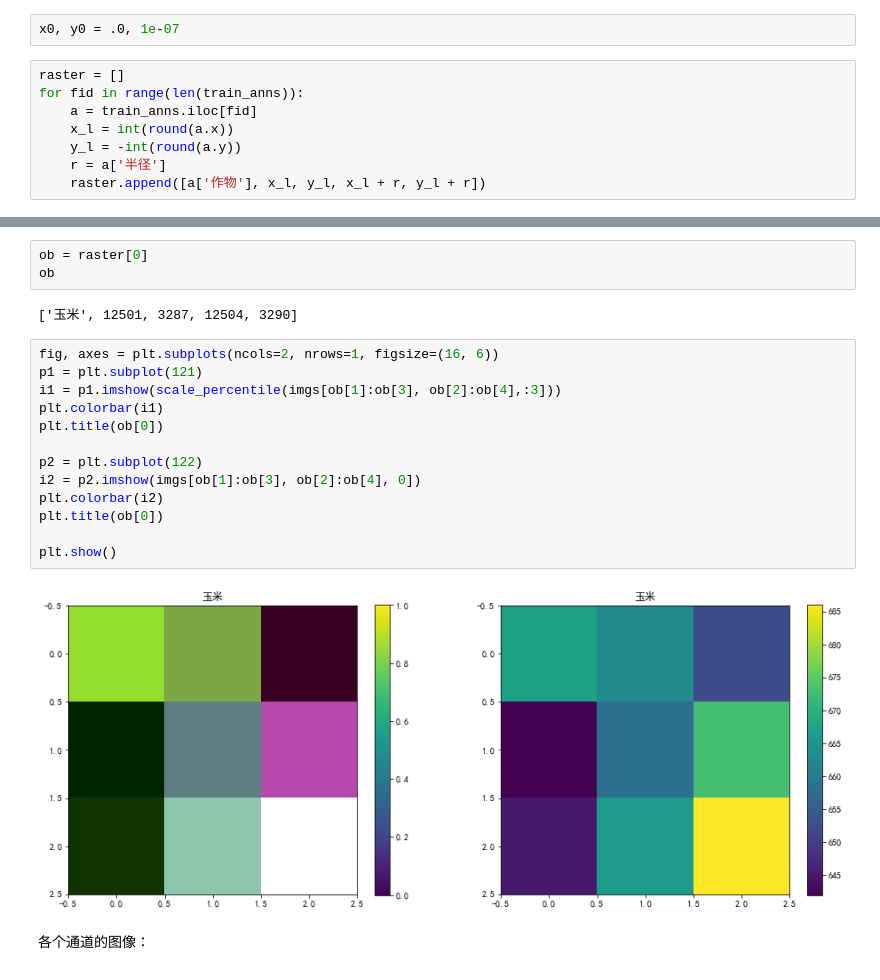
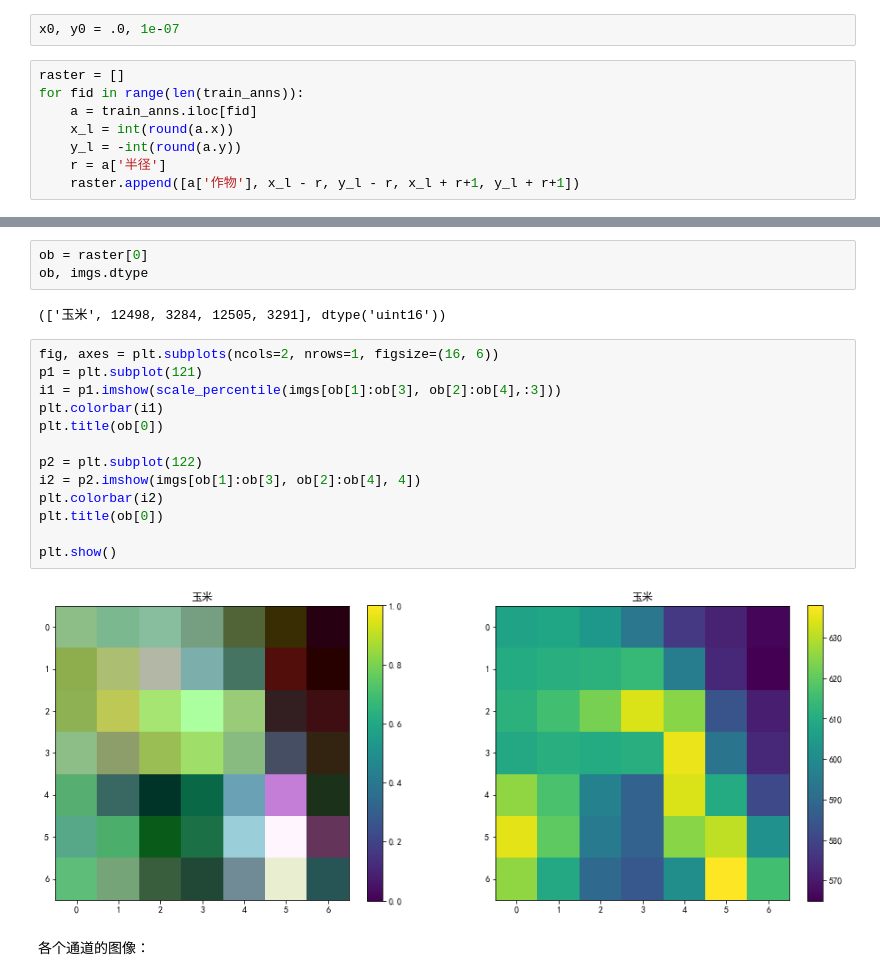
Before and after one commit to XinetAI/CVX, a Jupyter notebook: Notebook/GF6_WFV_glon.ipynb, the cells around one changed output, grey strips where cells are left out. Cells and saved outputs as stored; diff of their text form.

```diff
--- a/Notebook/GF6_WFV_glon.ipynb
+++ b/Notebook/GF6_WFV_glon.ipynb
@@ -55,7 +56,7 @@ for fid in range(len(train_anns)):
     x_l = int(round(a.x))
     y_l = -int(round(a.y))
     r = a['半径']
-    raster.append([a['作物'], x_l, y_l, x_l + r, y_l + r])
+    raster.append([a['作物'], x_l - r, y_l - r, x_l + r+1, y_l + r+1])
 # %%
 def scale_percentile(matrix):
     w, h, d = matrix.shape
@@ -84,23 +85,23 @@ plt.show()
 # %%
 ob = raster[0]
-ob
+ob, imgs.dtype
 # %% [output]
-['玉米', 12501, 3287, 12504, 3290]
+(['玉米', 12498, 3284, 12505, 3291], dtype('uint16'))
 # %%
 fig, axes = plt.subplots(ncols=2, nrows=1, figsize=(16, 6))
 p1 = plt.subplot(121)
 i1 = p1.imshow(scale_percentile(imgs[ob[1]:ob[3], ob[2]:ob[4],:3]))
 plt.colorbar(i1)
 plt.title(ob[0])
 
 p2 = plt.subplot(122)
-i2 = p2.imshow(imgs[ob[1]:ob[3], ob[2]:ob[4], 0])
+i2 = p2.imshow(imgs[ob[1]:ob[3], ob[2]:ob[4], 4])
 plt.colorbar(i2)
 plt.title(ob[0])
 
 plt.show()
 # %% [output]
-[figure, old version]
+[figure, new version]
 # %% [markdown]
 各个通道的图像：
 # %%
```
Also changed, not shown: parts of 7 cells of this notebook, 3 other files.
